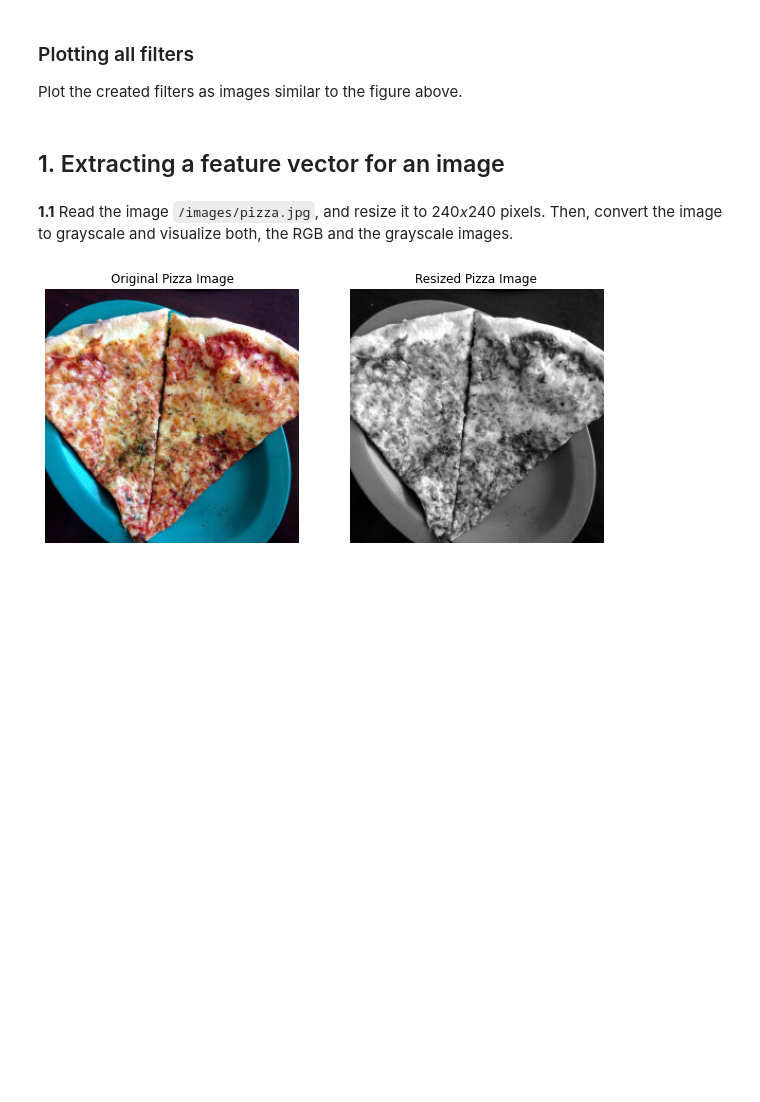
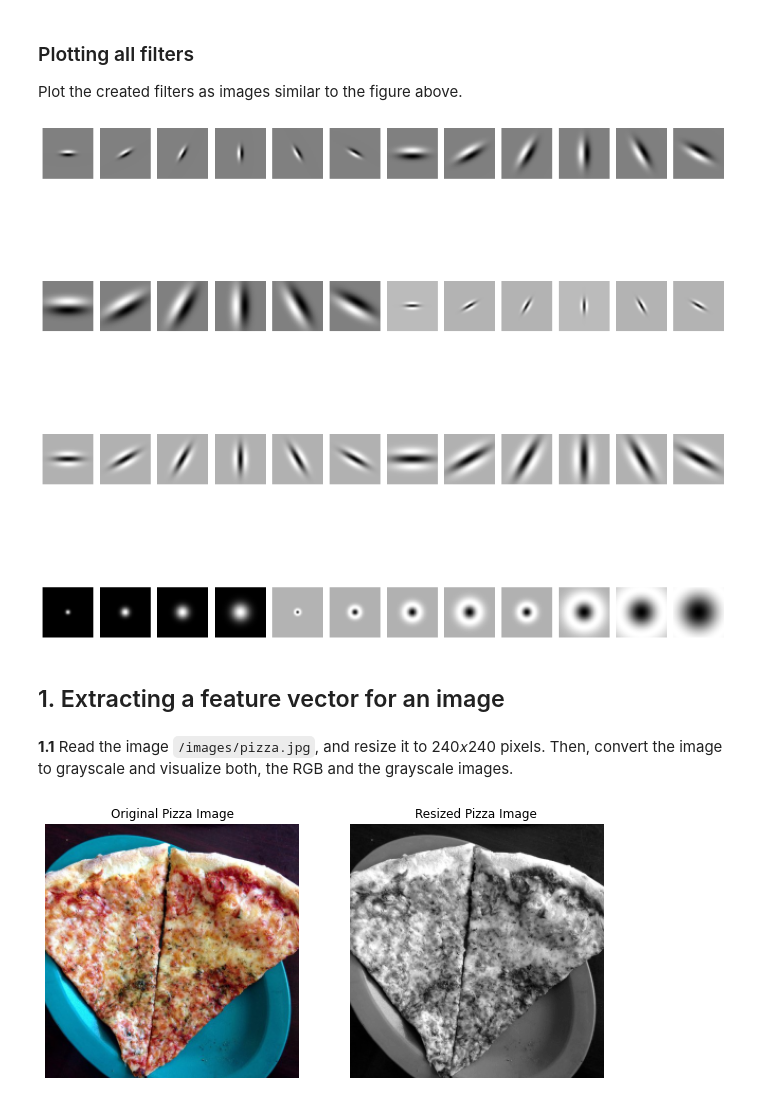
Before and after one commit to dacxjo/computer_vision, a Jupyter notebook: Labs/p5/P5_2023_students.ipynb, the cells around one changed output. Drawn from its saved outputs; the diff is of its cells as text; code cells hidden in the pictures; blank space fills up the shorter version.

```diff
--- a/Labs/p5/P5_2023_students.ipynb
+++ b/Labs/p5/P5_2023_students.ipynb
@@ -107,3 +107,18 @@ Plot the created filters as images similar to the figure above.
+# %%
+# Your solution here
+
+# Assuming filter_bank is a 3D array with shape (height, width, num_filters)
+num_filters = filter_bank.shape[2]
+
+fig, axs = plt.subplots(4, 12, figsize=(15, 15))
+
+for ax, i in zip(np.ravel(axs), range(num_filters)):
+    ax.imshow(filter_bank[:, :, i], cmap='gray')
+    ax.axis('off')
+
+plt.tight_layout()
+# %% [output]
+[figure, added]
 # %% [markdown]
 ## 1. Extracting a feature vector for an image
 # %% [markdown]
```
Also changed, not shown: parts of 11 cells of this notebook.
